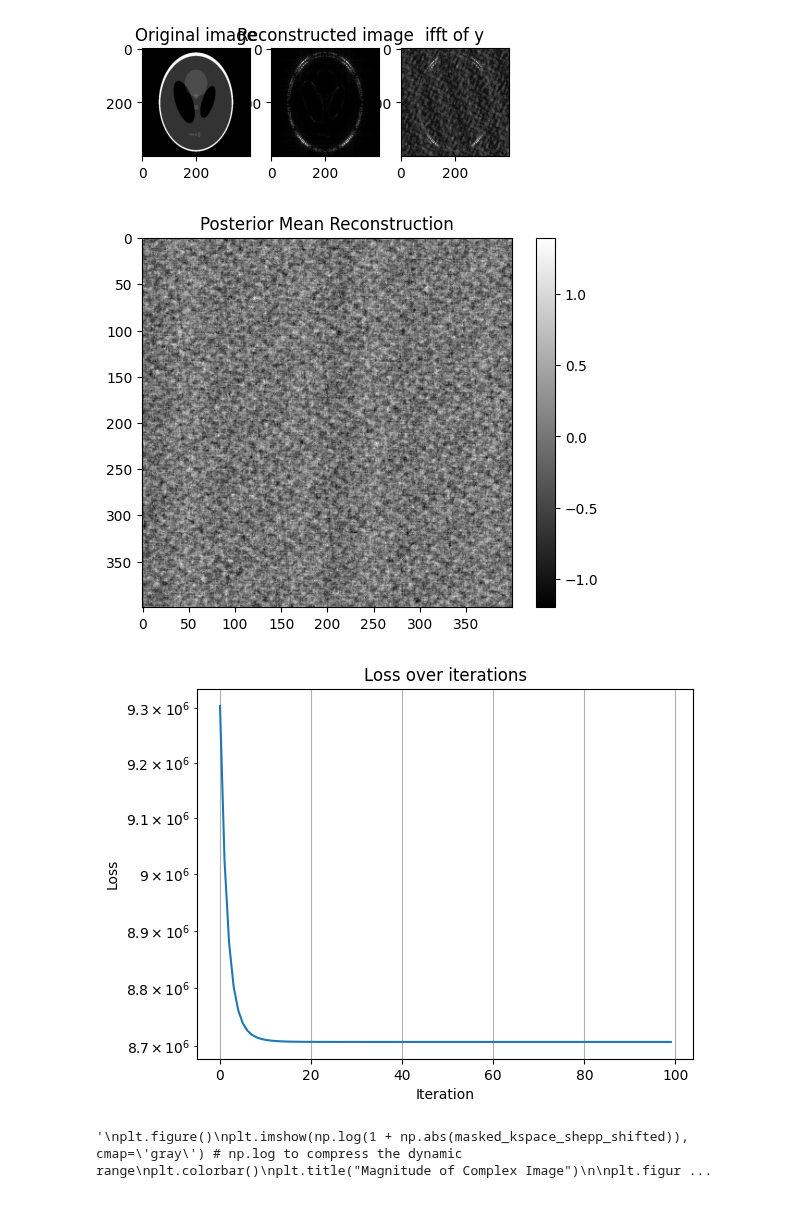
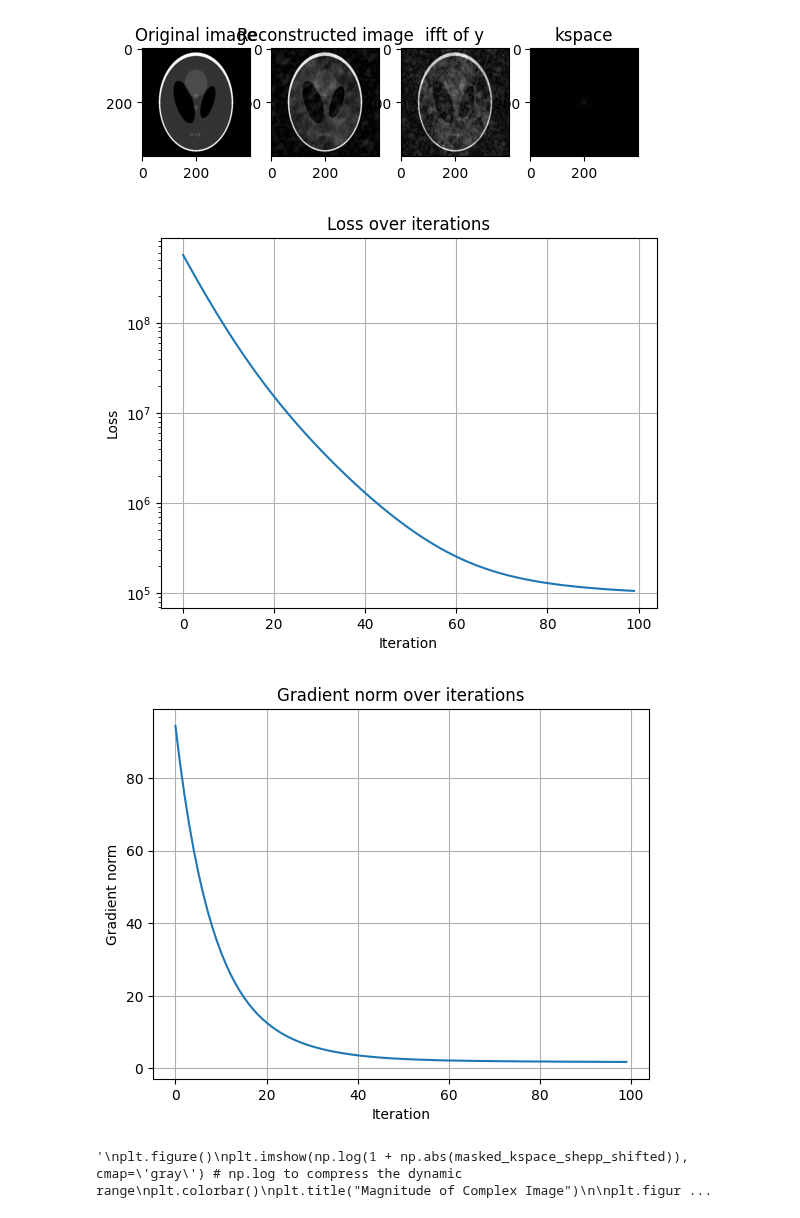
Before and after one commit to jkostaa/bachelor-thesis, a Jupyter notebook: notebooks/sandbox.ipynb, the cells around one changed output. Cells and saved outputs as stored; diff of their text form; code cells hidden in the pictures.

Commit message:
added pseudo-random mask

```diff
--- a/notebooks/sandbox.ipynb
+++ b/notebooks/sandbox.ipynb
@@ -14,6 +14,7 @@ import skimage as ski
 import matplotlib.pyplot as plt
 from scipy.ndimage import sobel
 from MAP.masks import (
+    PseudoRandomColumnMask,
     SimpleMask,
     BernoulliMask,
     CenteredBernoulliMask,
@@ -29,20 +30,21 @@ shepp_logan = ski.data.shepp_logan_phantom()
 column_mask = SimpleMask(2).mask_columns(shepp_logan)
 row_mask = SimpleMask(3).mask_rows(shepp_logan)
 bernoulli_mask = BernoulliMask(0.88, seed=30).generate(shepp_logan.shape)
-centered_bernoulli_mask = CenteredBernoulliMask(0.01, 0.25, seed=30).generate(
+centered_bernoulli_mask = CenteredBernoulliMask(0.75, 0.25, seed=30).generate(
     shepp_logan.shape
 )
 vd_mask = VariableDensityMask("gaussian", 2, seed=30).generate(shepp_logan.shape)
+pseudorand_mask = PseudoRandomColumnMask(shepp_logan.shape, acceleration=4, seed=30).get_mask()
 
 # the 'actual' measurement
 y = centered_bernoulli_mask * np.fft.fft2(shepp_logan)
 
 # x_init options
 # x_init = np.fft.ifft2(bernoulli_mask * np.fft.fft2(shepp_logan)).real
-x_init = np.zeros_like(np.fft.ifft2(y).real)
+#x_init = np.zeros_like(np.fft.ifft2(y).real)
 
 # init the MAP
-map_estimator = MAPEstimator(vd_mask, 0.95, 0.01, 1e-2, 0.25, 100)
+map_estimator = MAPEstimator(centered_bernoulli_mask, 0.95, 0.01, 1e-2, 0.1, 100)
 
 img_reconstruct = map_estimator.subgradient_descent(y)
 
@@ -72,11 +74,7 @@ masked_reconstructed_phase = np.real(np.fft.ifft2(np.exp(1j * np.angle(kspace_sh
 
 # print(shepp_logan)
 #print("------------------------")
-#print(np.unique(shepp_logan))
-# grad_x, grad_y = map_estimator.finite_diff_gradient(shepp_logan)
-
 # print("grad_y - min:", np.min(grad_y), "max:", np.max(grad_y))
-
 # print("max value in x before fft2:", np.max(np.abs(shepp_logan)))
 
 plt.subplot(1, 4, 1)
@@ -88,9 +86,9 @@ plt.imshow(np.abs(img_reconstruct), cmap="gray")
 plt.subplot(1, 4, 3)
 plt.title("ifft of y")
 plt.imshow(np.abs(np.fft.ifft2(y)), cmap="gray")
-# plt.subplot(1, 4, 4)
-# plt.title("x_init")
-# plt.imshow(np.random.rand(400,400), cmap='gray')
+plt.subplot(1, 4, 4)
+plt.title("kspace")
+plt.imshow(np.abs(np.fft.fftshift(np.fft.fft2(shepp_logan))), cmap='gray')
 plt.show()
 
 # plt.imshow(img_reconstruct - np.abs(np.fft.ifft2(y)))
@@ -98,12 +96,11 @@ plt.show()
 # plt.title("Difference image")
 # plt.colorbar()
 
-
-# langevin
-plt.imshow(posterior_mean, cmap="gray")
-plt.title("Posterior Mean Reconstruction")
-plt.colorbar()
-plt.show()
+# # langevin
+# plt.imshow(posterior_mean, cmap="gray")
+# plt.title("Posterior Mean Reconstruction")
+# plt.colorbar()
+# plt.show()
 
 # loss
 plt.plot(map_estimator.loss_history)
@@ -113,6 +110,16 @@ plt.ylabel("Loss")
 plt.grid(True)
 plt.yscale('log')
 plt.show()
+
+# gradient
+plt.plot(map_estimator.grad_norm_history)
+plt.title("Gradient norm over iterations")
+plt.xlabel("Iteration")
+plt.ylabel("Gradient norm")
+plt.grid(True)
+#plt.yscale('log')
+plt.show()
+
 
 # plt.imshow(posterior_std, cmap='hot')
 # plt.title('Uncertainty Map')
@@ -149,4 +166,4 @@ Iter 90: Loss = 8706479.55668960
-[figure, old version]
+[figure, new version]
-[figure, old version]
+[figure, new version]
-[figure, old version]
+[figure, new version]
 '\nplt.figure()\nplt.imshow(np.log(1 + np.abs(masked_kspace_shepp_shifted)), cmap=\'gray\') # np.log to compress the dynamic range\nplt.colorbar()\nplt.title("Magnitude of Complex Image")\n\nplt.figur ...
```
Also changed, not shown: parts of 1 cell of this notebook, 4 other files.
